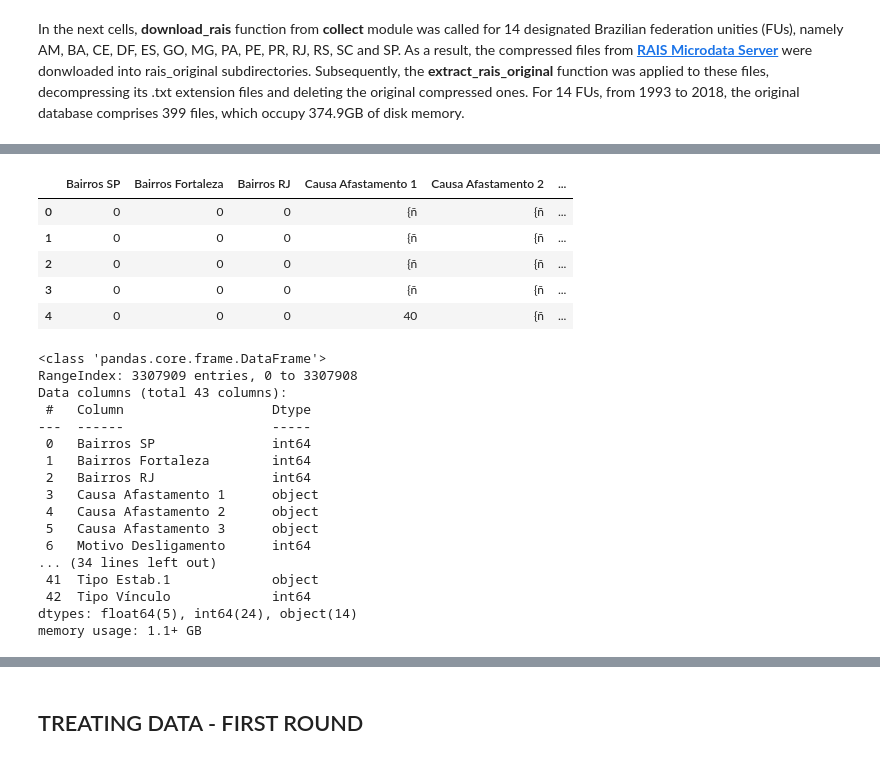
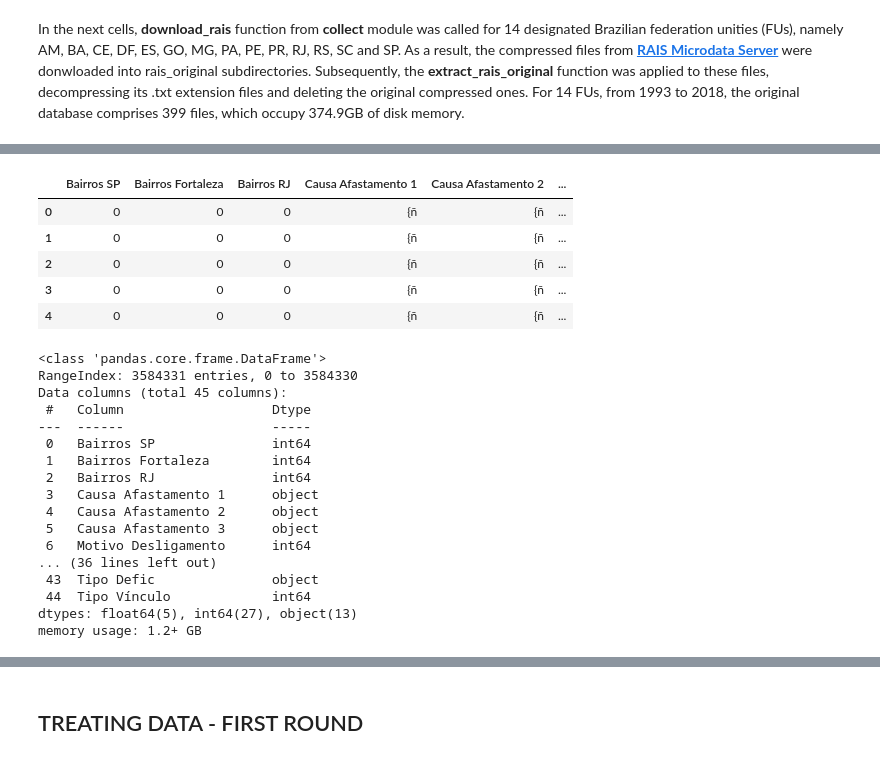
Before and after one commit to augustogeog/innovation_panel, a Jupyter notebook: 0_collecting_and_treating_RAIS_data.ipynb, the cells around one changed output, grey strips where cells are left out. Drawn from its saved outputs; the diff is of its cells as text; code cells hidden in the pictures.

```diff
--- a/0_collecting_and_treating_RAIS_data.ipynb
+++ b/0_collecting_and_treating_RAIS_data.ipynb
@@ -90,19 +101,19 @@ Wall time: 8min 29s
 # %%
-df_txt = pd.read_table('app_rais/data/rais_original/2006/PR2006.txt', sep=';', encoding='Latin-1', decimal=',');
+df_txt = pd.read_table('app_rais/data/rais_original/2007/PR2007.txt', sep=';', encoding="ISO-8859-1", decimal=',');
 df_txt.head()
 # %% [output]
 |  | Bairros SP | Bairros Fortaleza | Bairros RJ | Causa Afastamento 1 | Causa Afastamento 2 | ... |
 | 0 | 0 | 0 | 0 | {ñ | {ñ | ... |
 | 1 | 0 | 0 | 0 | {ñ | {ñ | ... |
 | 2 | 0 | 0 | 0 | {ñ | {ñ | ... |
 | 3 | 0 | 0 | 0 | {ñ | {ñ | ... |
-| 4 | 0 | 0 | 0 | 40 | {ñ | ... |
+| 4 | 0 | 0 | 0 | {ñ | {ñ | ... |
 # %%
 df_txt.info()
 # %% [output]
 <class 'pandas.core.frame.DataFrame'>
-RangeIndex: 3307909 entries, 0 to 3307908
-Data columns (total 43 columns):
+RangeIndex: 3584331 entries, 0 to 3584330
+Data columns (total 45 columns):
  #   Column                   Dtype
 ---  ------                   -----
  0   Bairros SP               int64
@@ -112,11 +123,11 @@ Data columns (total 43 columns):
  4   Causa Afastamento 2      object
  5   Causa Afastamento 3      object
  6   Motivo Desligamento      int64
-... (34 lines left out)
- 41  Tipo Estab.1             object
- 42  Tipo Vínculo             int64
-dtypes: float64(5), int64(24), object(14)
-memory usage: 1.1+ GB
+... (36 lines left out)
+ 43  Tipo Defic               object
+ 44  Tipo Vínculo             int64
+dtypes: float64(5), int64(27), object(13)
+memory usage: 1.2+ GB
 # %%
 list_files = glob.glob(f'app_rais/data/rais_original/**/**.txt')
 size = round(sum(os.path.getsize(file) for file in list_files) * 1e-9, 2)
```
Also changed, not shown: parts of 23 cells of this notebook, 37 other files.
